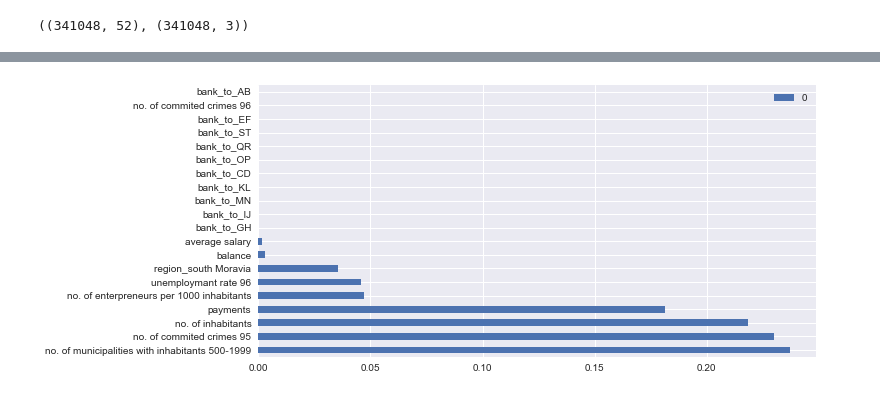
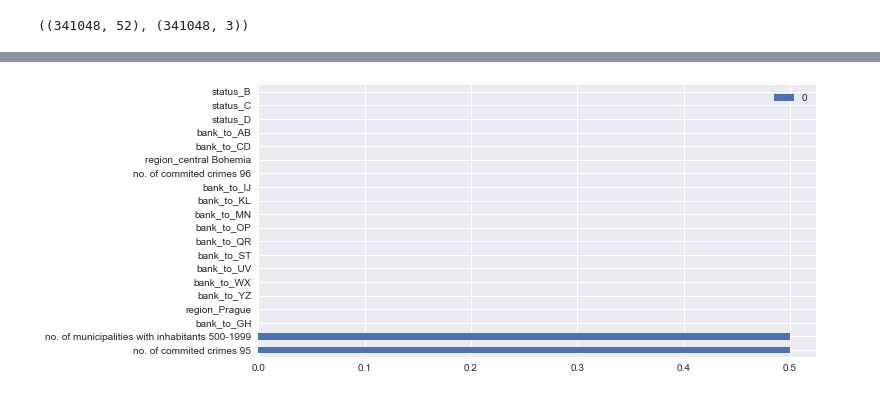
Before and after one commit to Nik8x/Anti_money_Laundering, a Jupyter notebook: AML_Transaction.ipynb, the cells around one changed output, grey strips where cells are left out. Saved outputs shown, nothing was run; the diff lists cells and outputs as text; code cells hidden in the pictures.

```diff
--- a/AML_Transaction.ipynb
+++ b/AML_Transaction.ipynb
@@ -769,15 +770,11 @@ pca model accuracies
 | XGBClassifier | 1.000000 | [[33979, 0], [0, 34231]] |
 | GradientBoostingClassifier | 1.000000 | [[33979, 0], [0, 34231]] |
 # %%
-m = XGBClassifier(base_score = 0.5, colsample_bylevel = 1, colsample_bytree = 1,
-                                   gamma = 0, learning_rate = 0.1, max_delta_step = 0, max_depth = 1,
-                                   min_child_weight = 1, missing = None, n_estimators = 700, nthread = -1,
-                                   objective = 'binary:logistic', reg_alpha = 0, reg_lambda = 1,
-                                   scale_pos_weight = 1, seed = 1234, silent = True, subsample = 1).fit(X_train_b, y_train_b)
+m = XGBClassifier(objective = 'binary:logistic', seed = 1234, silent = True).fit(X_train_b, y_train_b)
 x = pd.DataFrame(m.feature_importances_, X_train_b.columns)
 pd.DataFrame(x[0].sort_values(ascending = False)[0:20]).iloc[:,:1].plot.barh(figsize=(10,5))
 plt.show()
 # %% [output]
-[figure, old version]
+[figure, new version]
 # %%
 # still we are getting full accuracy with our models, it seems it should work better once we have the real flagged transactions
```
Also changed, not shown: parts of 12 cells of this notebook.
